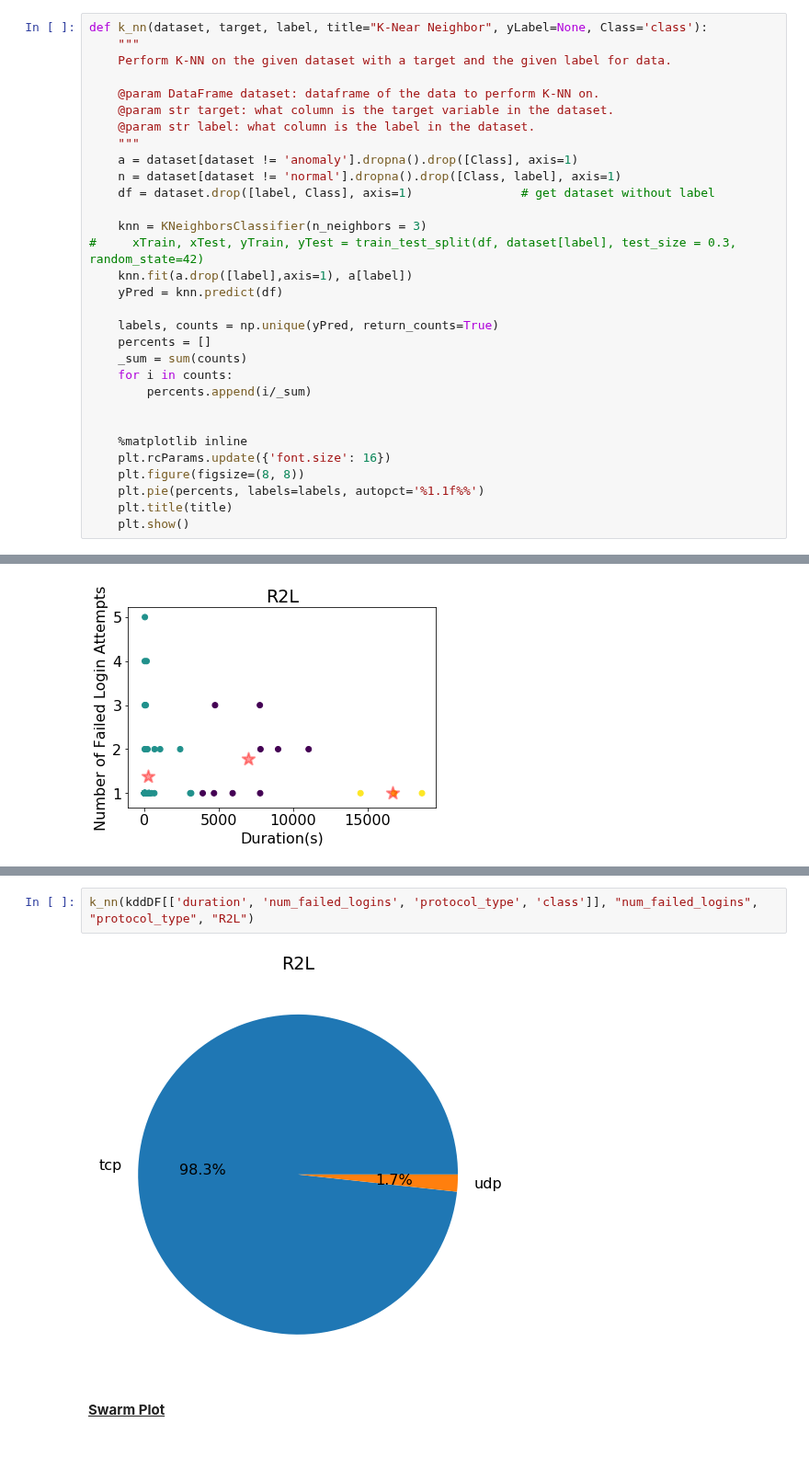
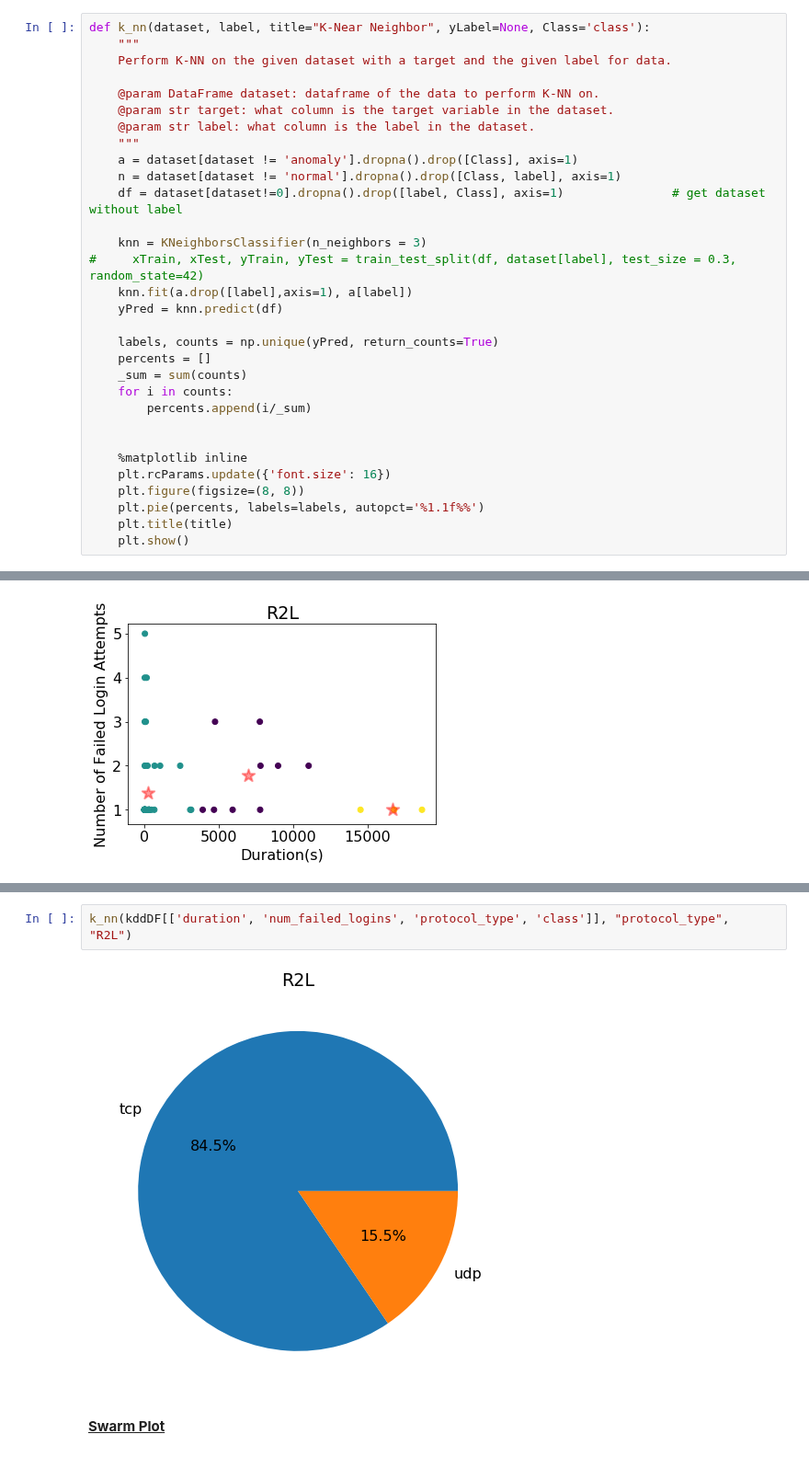
Before and after one commit to BaiKongQue/CSCI-191T_Security_Group, a Jupyter notebook: Security Group Project.ipynb, the cells around one changed output, grey strips where cells are left out. Shown at 92% size. Saved outputs shown, nothing was run; the diff lists cells and outputs as text.

```diff
--- a/Security Group Project.ipynb
+++ b/Security Group Project.ipynb
@@ -73,7 +73,7 @@ def k_mean3D(K, dataset, title="K-Mean Cluster 3D Plot", xLabel=None, yLabel=Non
     plt.title(title)
     plt.show()
 # %%
-def k_nn(dataset, target, label, title="K-Near Neighbor", yLabel=None, Class='class'):
+def k_nn(dataset, label, title="K-Near Neighbor", yLabel=None, Class='class'):
     """
     Perform K-NN on the given dataset with a target and the given label for data.
 
@@ -83,7 +83,7 @@ def k_nn(dataset, target, label, title="K-Near Neighbor", yLabel=None, Class='cl
     """
     a = dataset[dataset != 'anomaly'].dropna().drop([Class], axis=1)
     n = dataset[dataset != 'normal'].dropna().drop([Class, label], axis=1)
-    df = dataset.drop([label, Class], axis=1)               # get dataset without label
+    df = dataset[dataset!=0].dropna().drop([label, Class], axis=1)               # get dataset without label
 
     knn = KNeighborsClassifier(n_neighbors = 3)
 #     xTrain, xTest, yTrain, yTest = train_test_split(df, dataset[label], test_size = 0.3, random_state=42)
@@ -261,7 +284,7 @@ k_nn(kddDF[['num_file_creations', 'num_shells', 'protocol_type', 'class']], "num
 # %%
-k_nn(kddDF[['duration', 'num_failed_logins', 'protocol_type', 'class']], "num_failed_logins", "protocol_type", "R2L")
+k_nn(kddDF[['duration', 'num_failed_logins', 'protocol_type', 'class']], "protocol_type", "R2L")
 # %% [output]
-[figure, old version]
+[figure, new version]
 # %% [markdown]
 <u><strong>Swarm Plot</strong></u>
 # %%
```
Also changed, not shown: parts of 6 cells of this notebook.
